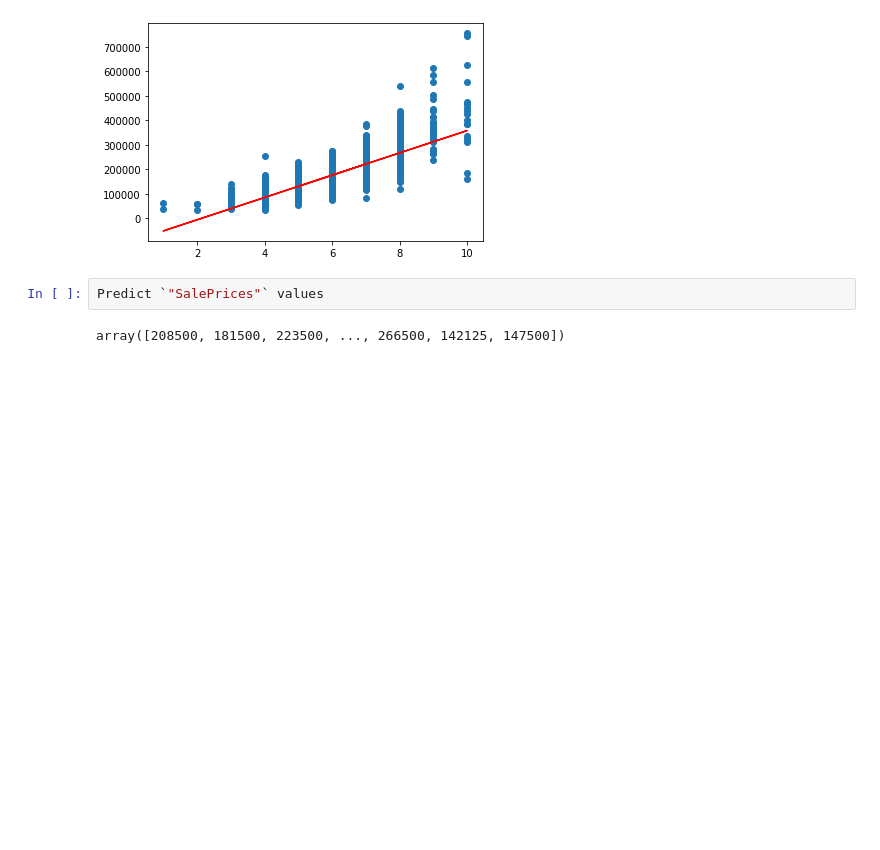
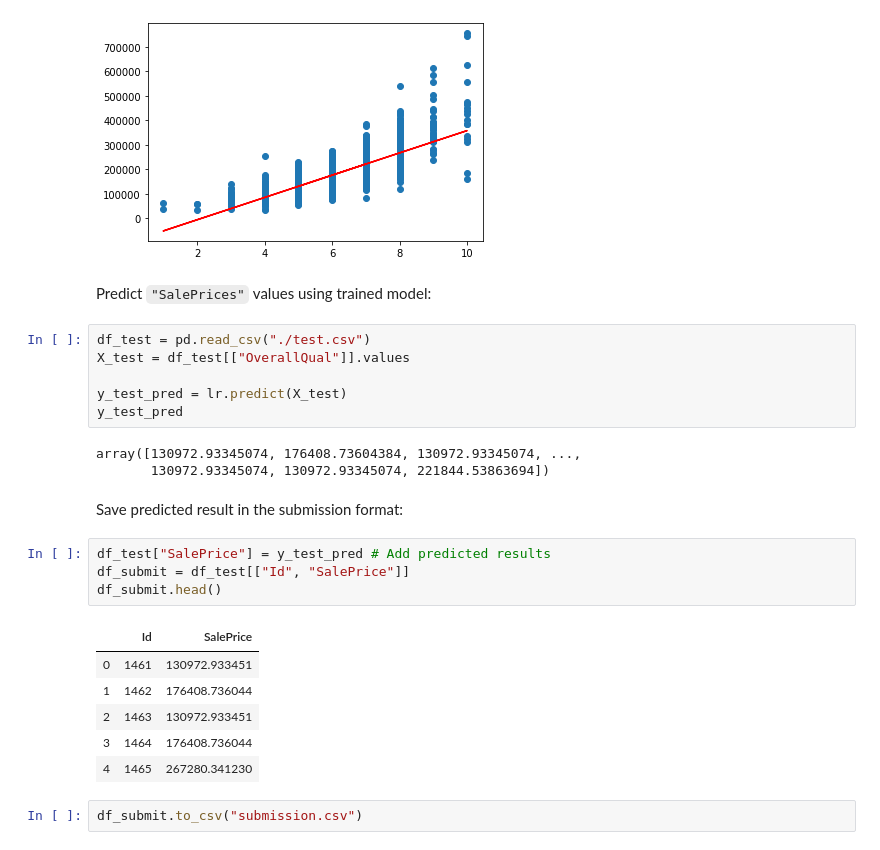
Before and after one commit to kenchon/house_prices, a Jupyter notebook: notebook.ipynb, the cells around one changed output. Cells and saved outputs as stored; diff of their text form; blank space fills up the shorter version.

```diff
--- a/notebook.ipynb
+++ b/notebook.ipynb
@@ -82,7 +87,29 @@ plt.plot(X, lr.predict(X), c="red")
 plt.show()
 # %% [output]
 [figure]
-# %%
-Predict `"SalePrices"` values
-# %% [output]
-array([208500, 181500, 223500, ..., 266500, 142125, 147500])
+# %% [markdown]
+Predict `"SalePrices"` values using trained model:
+# %%
+df_test = pd.read_csv("./test.csv")
+X_test = df_test[["OverallQual"]].values
+
+y_test_pred = lr.predict(X_test)
+y_test_pred
+# %% [output]
+array([130972.93345074, 176408.73604384, 130972.93345074, ...,
+       130972.93345074, 130972.93345074, 221844.53863694])
+# %% [markdown]
+Save predicted result in the submission format:
+# %%
+df_test["SalePrice"] = y_test_pred # Add predicted results
+df_submit = df_test[["Id", "SalePrice"]]
+df_submit.head()
+# %% [output]
+|  | Id | SalePrice |
+| 0 | 1461 | 130972.933451 |
+| 1 | 1462 | 176408.736044 |
+| 2 | 1463 | 130972.933451 |
+| 3 | 1464 | 176408.736044 |
+| 4 | 1465 | 267280.341230 |
+# %%
+df_submit.to_csv("submission.csv")
```
Also changed, not shown: parts of 6 cells of this notebook.
